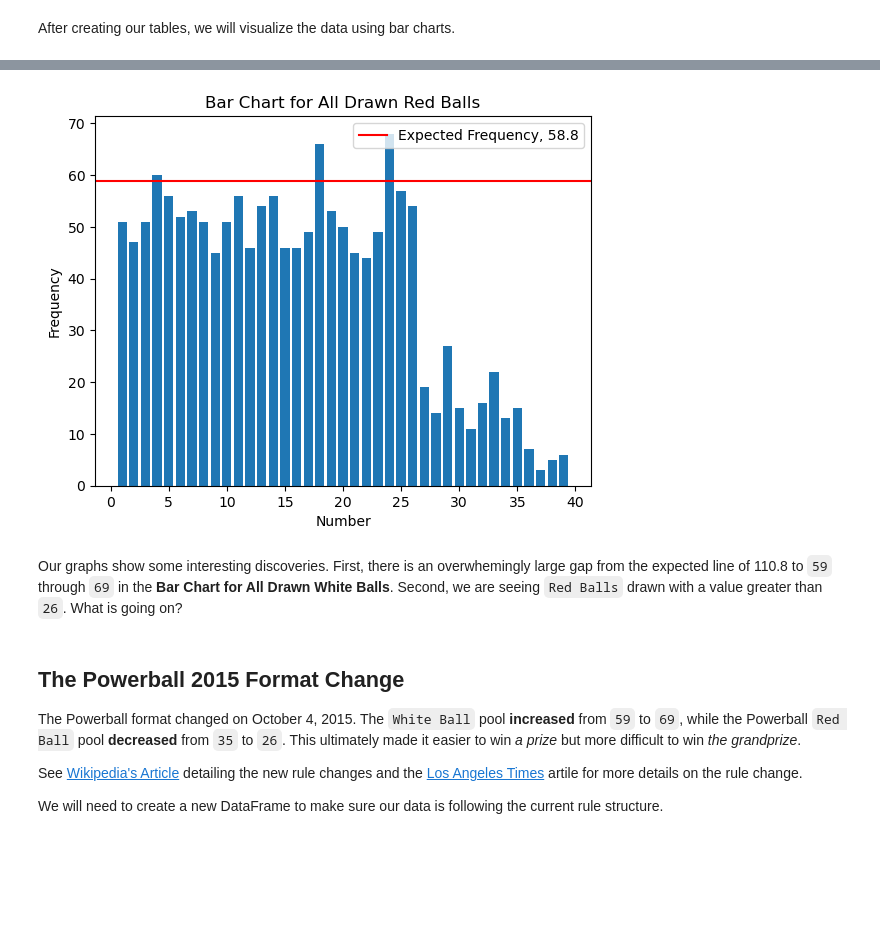
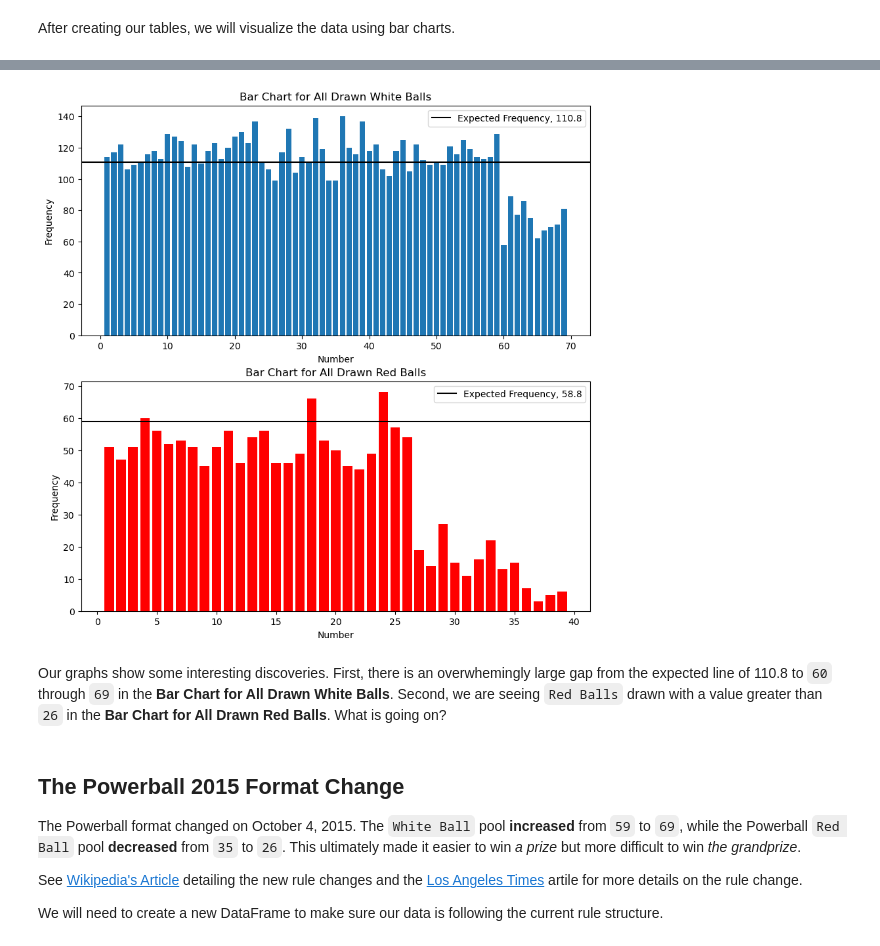
Before and after one commit to thejjserg/lottery-analysis, a Jupyter notebook: lottery-analysis.ipynb, the cells around one changed output, grey strips where cells are left out. Drawn from its saved outputs; the diff is of its cells as text; code cells hidden in the pictures; blank space fills up the shorter version.

```diff
--- a/lottery-analysis.ipynb
+++ b/lottery-analysis.ipynb
@@ -162,27 +140,54 @@ plt.close()
-# %%
-# Create a Bar Chart
-plt.bar(all_red_frequency["Number"],
-       all_red_frequency["count"])
-
-# Create the expected value for frequency
-expected_value = len(all_red_numbers) / 26
-
-# Plot the expected_value
-plt.axhline(y = expected_value, color = "red", label = "Expected Frequency, 58.8")
-
-# Create Labels
-plt.title("Bar Chart for All Drawn Red Balls")
-plt.xlabel("Number")
-plt.ylabel("Frequency")
-plt.legend()
-
-# Show and Close the Plot
-plt.show()
-plt.close()
-# %% [output]
-[figure, removed]
+# %%
+# Create a Figure
+plt.figure(figsize = (10, 10))
+
+# Create the First Subplot
+ax1 = plt.subplot(2, 1, 1)
+
+# Create a Bar Chart
+plt.bar(all_white_frequency["Number"],
+       all_white_frequency["count"])
+
+# Create the expected value for frequency
+expected_value = len(all_white_numbers) / 69
+
+# Plot the expected_value
+plt.axhline(y = expected_value, color = "black", label = "Expected Frequency, 110.8")
+
+# Create Labels
+plt.title("Bar Chart for All Drawn White Balls")
+plt.xlabel("Number")
+plt.ylabel("Frequency")
+plt.legend()
+
+#################
+# Create the Second Subplot
+ax1 = plt.subplot(2, 1, 2)
+
+# Create a Bar Chart
+plt.bar(all_red_frequency["Number"],
+       all_red_frequency["count"],
+       color = "red")
+
+# Create the expected value for frequency
+expected_value = len(all_red_numbers) / 26
+
+# Plot the expected_value
+plt.axhline(y = expected_value, color = "black", label = "Expected Frequency, 58.8")
+
+# Create Labels
+plt.title("Bar Chart for All Drawn Red Balls")
+plt.xlabel("Number")
+plt.ylabel("Frequency")
+plt.legend()
+
+# Show and Close the Plot
+plt.show()
+plt.close()
+# %% [output]
+[figure, added]
 # %% [markdown]
-Our graphs show some interesting discoveries. First, there is an overwhemingly large gap from the expected line of 110.8 to `59` through `69` in the **Bar Chart for All Drawn White Balls**. Second, we are seeing `Red Balls` drawn with a value greater than `26`. What is going on?
+Our graphs show some interesting discoveries. First, there is an overwhemingly large gap from the expected line of 110.8 to `60` through `69` in the **Bar Chart for All Drawn White Balls**. Second, we are seeing `Red Balls` drawn with a value greater than `26` in the **Bar Chart for All Drawn Red Balls**. What is going on?
 # %% [markdown]
 ## The Powerball 2015 Format Change
 
```
Also changed, not shown: parts of 22 cells of this notebook.
